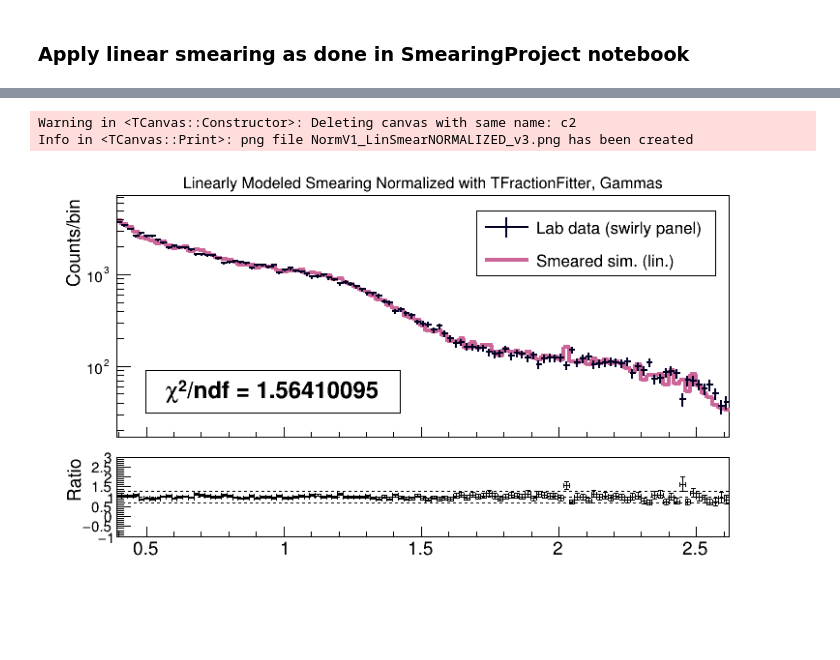
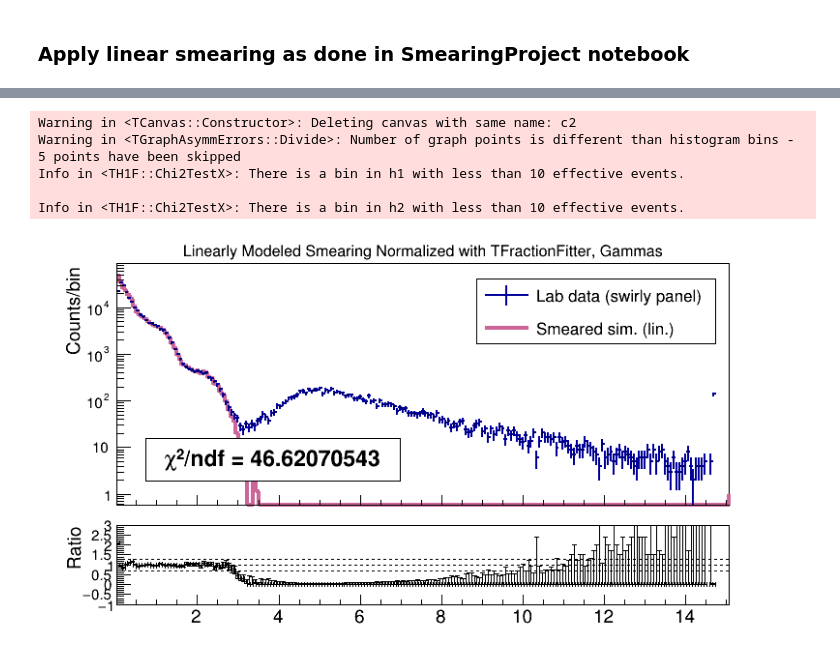
Before and after one commit to sgrobnik/SmearingProjectCUORE, a Jupyter notebook: Gamma_Normalization_Din_vz1.ipynb, the cells around one changed output, grey strips where cells are left out. Saved outputs shown, nothing was run; the diff lists cells and outputs as text; code cells hidden in the pictures; blank space fills up the shorter version.

Commit message:
Imported normalized gamma notebook into main project notebook, concatenated muons using fill_hist

```diff
--- a/Gamma_Normalization_Din_vz1.ipynb
+++ b/Gamma_Normalization_Din_vz1.ipynb
@@ -35,10 +35,10 @@ sigma_pe = sigma * pe_mev # Convert to PE
 lin_sigma = sigma / 0.662
 lin_sigma_pe = lin_sigma * pe_mev # Convert to PE
 
-R = 0.02
+R = 0.07
 # gbins = 100 #Bins for each of the gamma lines
 gmin = 0.01
-gmax = 2.7
+gmax = 15
 gbins = int((gmax-gmin)/R)
 # %%
 # Declare some static variables; simulated gamma lines
@@ -702,8 +720,8 @@ tots.SetTitle("Linearly Modeled Smearing Normalized with TFractionFitter, Gammas
 tots.SetLineWidth(4)
 tots.SetLineColor(kTeal - 1)
 tots.Draw("hist same")
-tots.SetAxisRange(0.4, 2.6, "X")
-h_dat.SetAxisRange(0.4, 2.6, "X")
+tots.SetAxisRange(0.01, 15, "X")
+h_dat.SetAxisRange(0.01, 15, "X")
 tots.SetLineColor(kPink+2)
 h_dat.SetLineWidth(2)
 
@@ -719,32 +737,35 @@ rp2.GetLowerRefYaxis().SetTitleOffset(0.7)
 rp2.GetLowerRefYaxis().SetRangeUser(-1,3)
 
 rp2.GetLowerRefYaxis().SetLabelSize(.04)
 rp2.GetLowerRefYaxis().SetTitleSize(.05)
 rp2.GetUpperRefYaxis().SetLabelSize(.04)
 rp2.GetUpperRefYaxis().SetTitleSize(.05)
 rp2.GetLowerRefXaxis().SetLabelSize(.05)
 rp2.GetLowerRefXaxis().SetTitleSize(.045)
 
 # rp1.GetUpperPad().SetGrid()
 
 chi2_2 = " #chi^{2}/ndf = " + str(round(tots.Chi2Test(h_dat, "CHI2/NDF"), 8)) + " "
 
 legend = TLegend(0.57,0.73,0.88,0.89)
 legend.AddEntry(h_dat,"Lab data (swirly panel)","le")
 legend.AddEntry(tots,"Smeared sim. (lin.)","l")
 legend.Draw()
 
 title = TPaveText(0.14, 0.395, 0.47, 0.50, "NDC")
 title.AddText(chi2_2)
 title.SetMargin(0.05)
 title.SetBorderSize(1)
 title.SetFillColor(0)
 title.Draw()
 
 c2.Draw()
 
 # c2.SaveAs("NormV1_LinSmearNORMALIZED_v3.png")
 # %% [output]
 Warning in <TCanvas::Constructor>: Deleting canvas with same name: c2
-Info in <TCanvas::Print>: png file NormV1_LinSmearNORMALIZED_v3.png has been created
+Warning in <TGraphAsymmErrors::Divide>: Number of graph points is different than histogram bins - 5 points have been skipped
+Info in <TH1F::Chi2TestX>: There is a bin in h1 with less than 10 effective events.
+
+Info in <TH1F::Chi2TestX>: There is a bin in h2 with less than 10 effective events.
-[figure, old version]
+[figure, new version]
```
Also changed, not shown: parts of 4 cells of this notebook, 2 other files.
